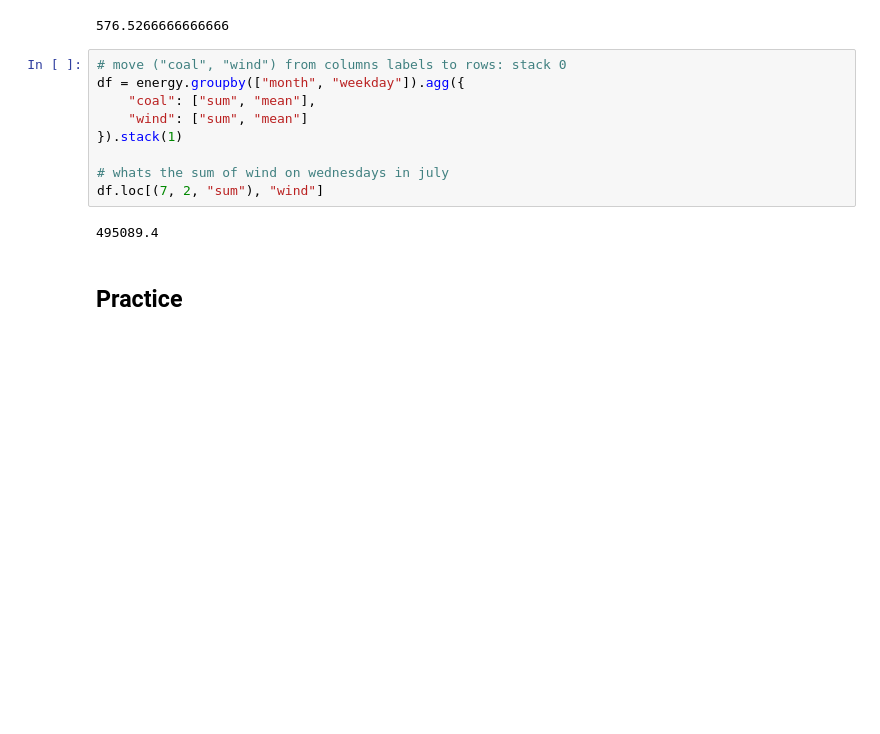
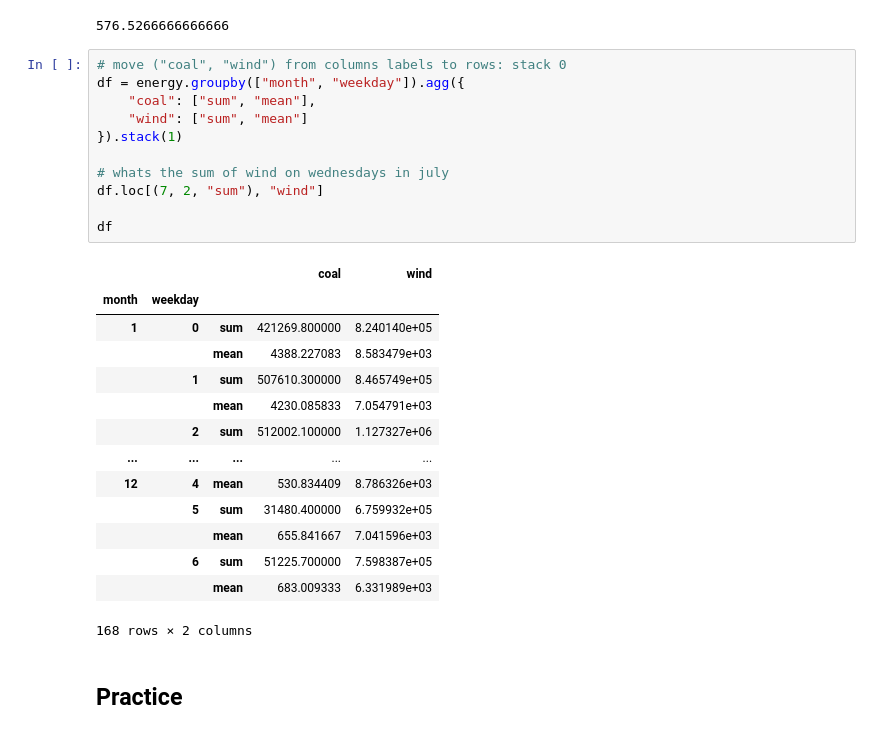
Before and after one commit to BOYSABIO/IE-University, a Jupyter notebook: IE_MASTERS/7_PYTHON_FOR_DATA_ANALYSIS/s15_pandas_reading_and_operations.ipynb, the cells around one changed output. Saved outputs shown, nothing was run; the diff lists cells and outputs as text; blank space fills up the shorter version.

```diff
--- a/IE_MASTERS/7_PYTHON_FOR_DATA_ANALYSIS/s15_pandas_reading_and_operations.ipynb
+++ b/IE_MASTERS/7_PYTHON_FOR_DATA_ANALYSIS/s15_pandas_reading_and_operations.ipynb
@@ -1198,14 +1216,29 @@ df.loc[11, ("coal", "mean", 5)]
 # %%
 # move ("coal", "wind") from columns labels to rows: stack 0
 df = energy.groupby(["month", "weekday"]).agg({
     "coal": ["sum", "mean"],
     "wind": ["sum", "mean"]
 }).stack(1)
 
 # whats the sum of wind on wednesdays in july
 df.loc[(7, 2, "sum"), "wind"]
+
+df
 # %% [output]
+|  |  |  | coal | wind |
+| month | weekday |  |  |  |
+| 1 | 0 | sum | 421269.800000 | 8.240140e+05 |
+|  |  | mean | 4388.227083 | 8.583479e+03 |
+|  | 1 | sum | 507610.300000 | 8.465749e+05 |
+|  |  | mean | 4230.085833 | 7.054791e+03 |
+|  | 2 | sum | 512002.100000 | 1.127327e+06 |
+| ... | ... | ... | ... | ... |
+| 12 | 4 | mean | 530.834409 | 8.786326e+03 |
+|  | 5 | sum | 31480.400000 | 6.759932e+05 |
+|  |  | mean | 655.841667 | 7.041596e+03 |
+|  | 6 | sum | 51225.700000 | 7.598387e+05 |
+|  |  | mean | 683.009333 | 6.331989e+03 |
-495089.4
+168 rows × 2 columns
 # %% [markdown]
 ## Practice
 # %% [markdown]
```
Also changed, not shown: parts of 14 cells of this notebook, 1 other file.
